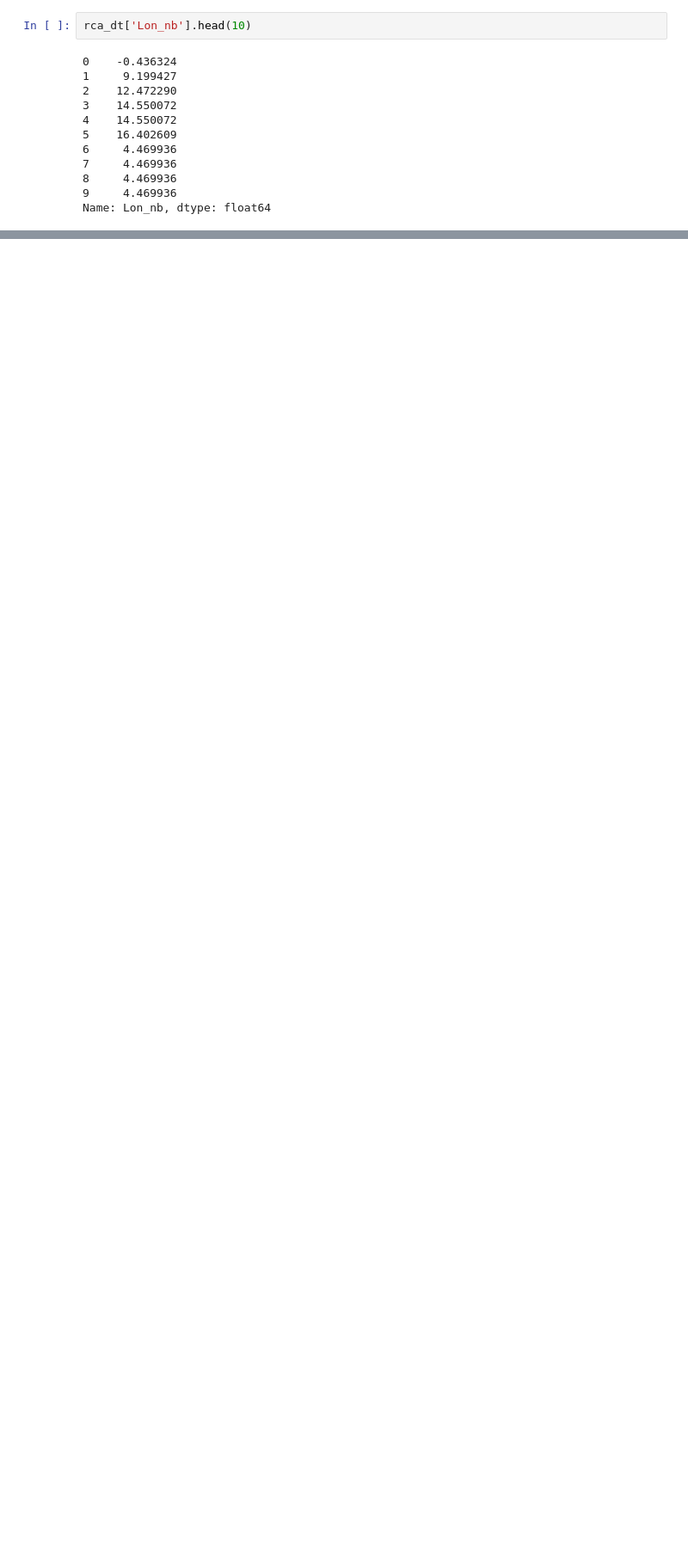
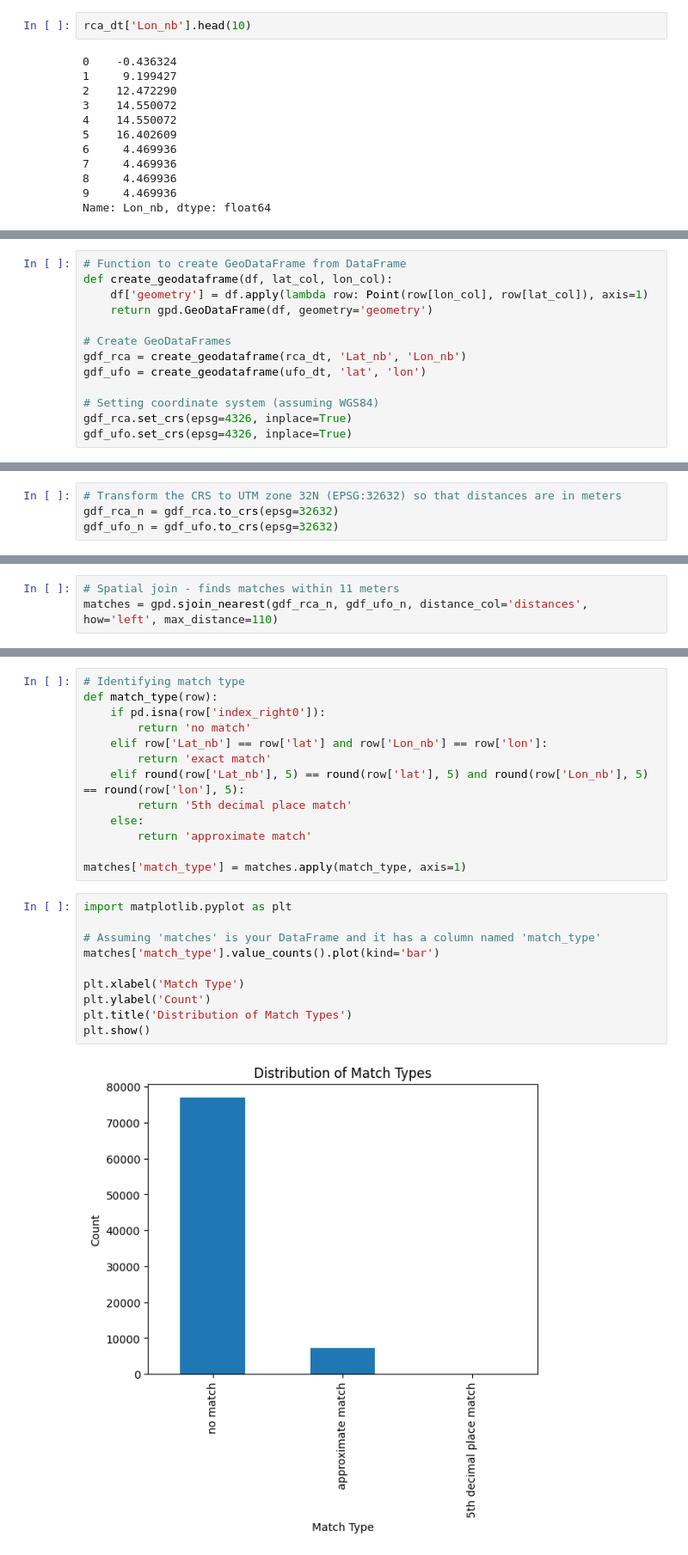
Before and after one commit to kaifoerster/BuildingAgePredictorML, a Jupyter notebook: demo/try loading pkl.ipynb, the cells around one changed output, grey strips where cells are left out. Shown at 86% size. Saved outputs shown, nothing was run; the diff lists cells and outputs as text; blank space fills up the shorter version.

Commit message:
lon lat match for NL successful

```diff
--- a/demo/try loading pkl.ipynb
+++ b/demo/try loading pkl.ipynb
@@ -136,0 +95,13 @@ final_df = pd.merge(rca_dt, matches_prepared, how='left', left_on='rca_key_colum
+# %%
+# Function to create GeoDataFrame from DataFrame
+def create_geodataframe(df, lat_col, lon_col):
+    df['geometry'] = df.apply(lambda row: Point(row[lon_col], row[lat_col]), axis=1)
+    return gpd.GeoDataFrame(df, geometry='geometry')
+
+# Create GeoDataFrames
+gdf_rca = create_geodataframe(rca_dt, 'Lat_nb', 'Lon_nb')
+gdf_ufo = create_geodataframe(ufo_dt, 'lat', 'lon')
+
+# Setting coordinate system (assuming WGS84)
+gdf_rca.set_crs(epsg=4326, inplace=True)
+gdf_ufo.set_crs(epsg=4326, inplace=True)
@@ -136,0 +122,4 @@ final_df = pd.merge(rca_dt, matches_prepared, how='left', left_on='rca_key_colum
+# %%
+# Transform the CRS to UTM zone 32N (EPSG:32632) so that distances are in meters
+gdf_rca_n = gdf_rca.to_crs(epsg=32632)
+gdf_ufo_n = gdf_ufo.to_crs(epsg=32632)
@@ -136,0 +132,3 @@ final_df = pd.merge(rca_dt, matches_prepared, how='left', left_on='rca_key_colum
+# %%
+# Spatial join - finds matches within 11 meters
+matches = gpd.sjoin_nearest(gdf_rca_n, gdf_ufo_n, distance_col='distances', how='left', max_distance=110)
@@ -136,0 +177,25 @@ final_df = pd.merge(rca_dt, matches_prepared, how='left', left_on='rca_key_colum
+# %%
+# Identifying match type
+def match_type(row):
+    if pd.isna(row['index_right0']):
+        return 'no match'
+    elif row['Lat_nb'] == row['lat'] and row['Lon_nb'] == row['lon']:
+        return 'exact match'
+    elif round(row['Lat_nb'], 5) == round(row['lat'], 5) and round(row['Lon_nb'], 5) == round(row['lon'], 5):
+        return '5th decimal place match'
+    else:
+        return 'approximate match'
+
+matches['match_type'] = matches.apply(match_type, axis=1)
+# %%
+import matplotlib.pyplot as plt
+
+# Assuming 'matches' is your DataFrame and it has a column named 'match_type'
+matches['match_type'].value_counts().plot(kind='bar')
+
+plt.xlabel('Match Type')
+plt.ylabel('Count')
+plt.title('Distribution of Match Types')
+plt.show()
+# %% [output]
+[figure, added]
```
Also changed, not shown: parts of 11 cells of this notebook.
